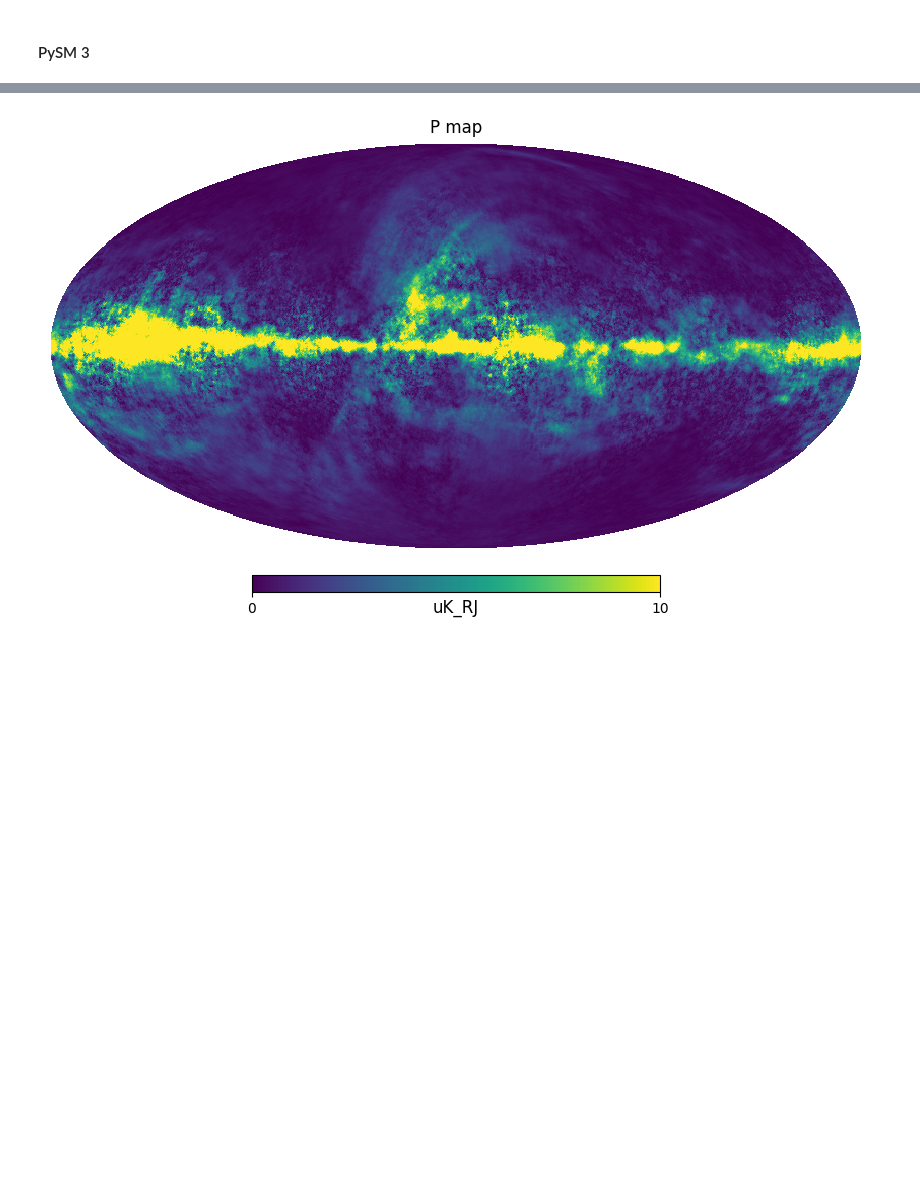
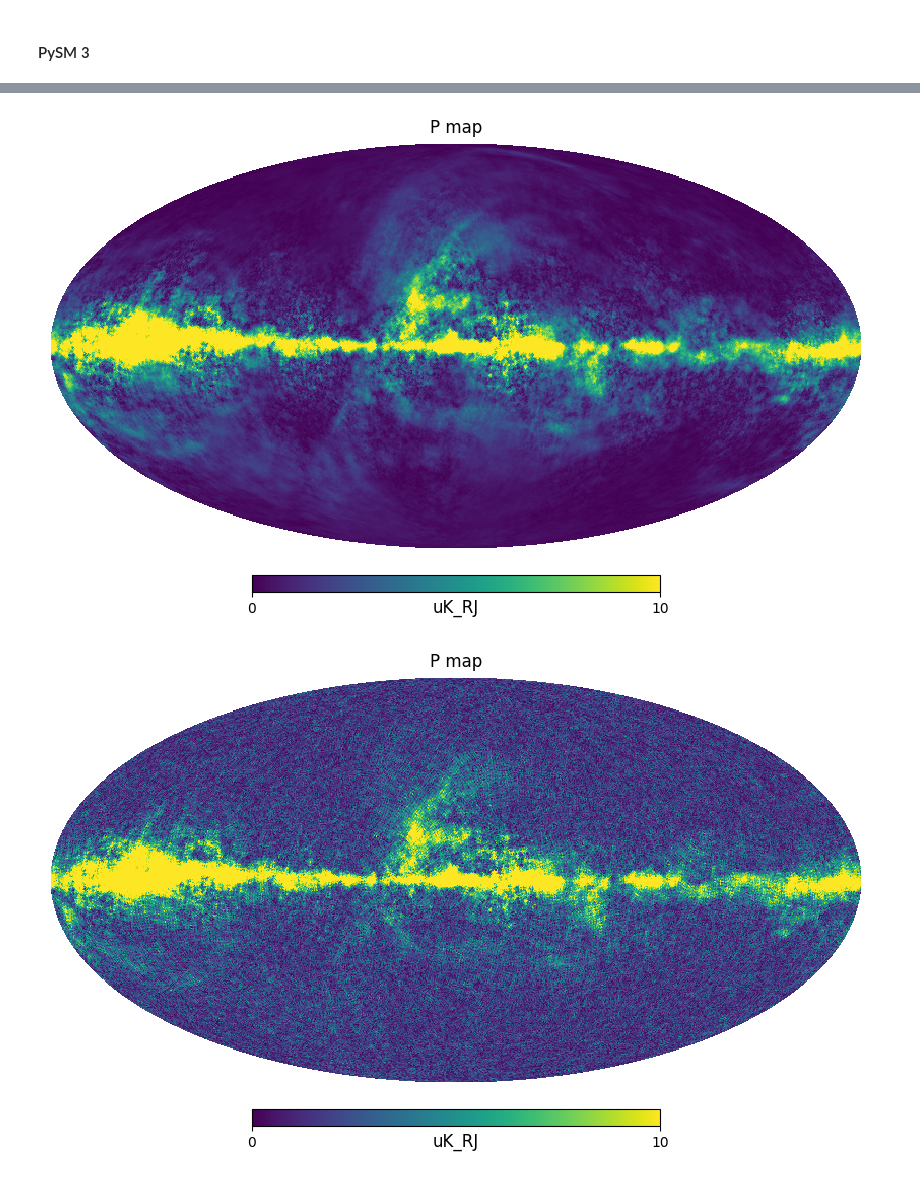
Before and after one commit to dprovaso/Diffusion-model-with-pytorch, a Jupyter notebook: dm_cmb.ipynb, the cells around one changed output, grey strips where cells are left out. Cells and saved outputs as stored; diff of their text form; code cells hidden in the pictures; blank space fills up the shorter version.

```diff
--- a/dm_cmb.ipynb
+++ b/dm_cmb.ipynb
@@ -81,4 +89,6 @@ hp.mollview(map_100GHz[0], min=0, max=1e2, title="I map", unit=map_100GHz.unit)
 # %%
 hp.mollview(np.sqrt(map_100GHz[1]**2 + map_100GHz[2]**2), title="P map", min=0, max=1e1, unit=map_100GHz.unit)
+hp.mollview(np.sqrt(map_100GHz2[1]**2 + map_100GHz2[2]**2), title="P map", min=0, max=1e1, unit=map_100GHz.unit)
 # %% [output]
 [figure]
+[figure, added]
```
Also changed, not shown: parts of 9 cells of this notebook, 1 other file.
